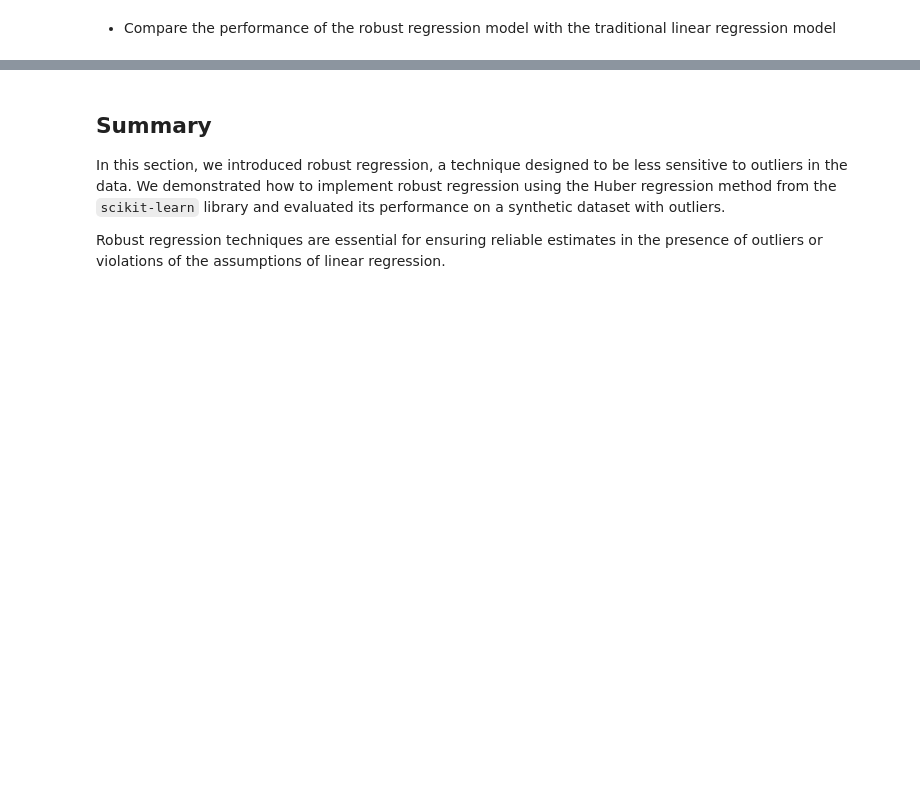
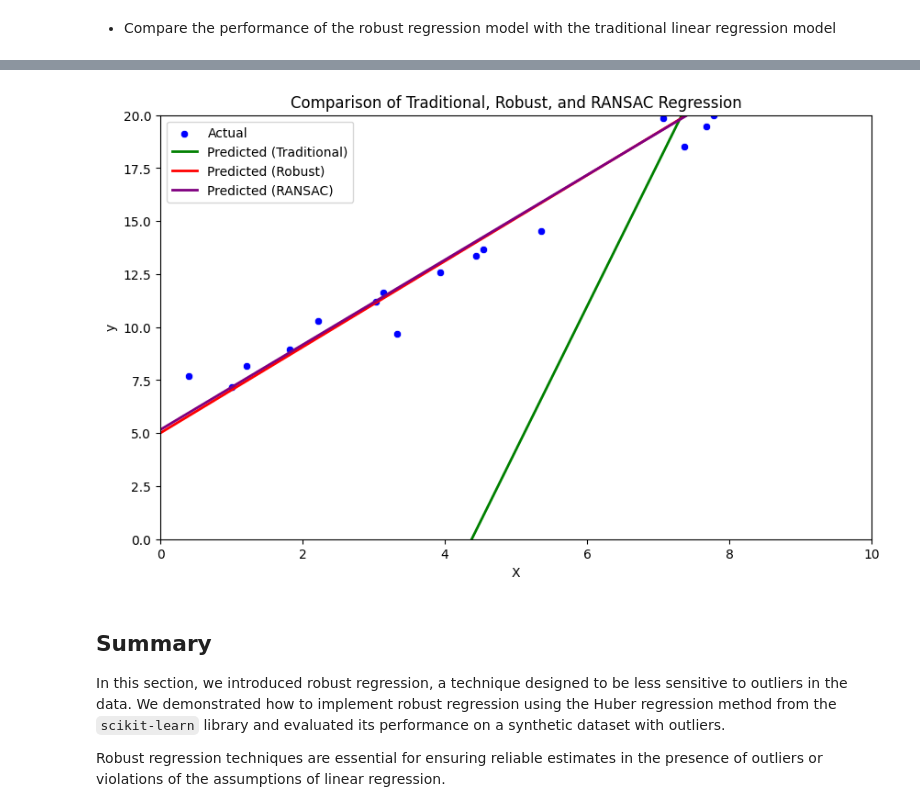
Before and after one commit to UG-Team-Data-Science/ml-workshop, a Jupyter notebook: src/S02: Supervised Learning - Regression and Evaluation/S02C02: Robust Regression.ipynb, the cells around one changed output, grey strips where cells are left out. Drawn from its saved outputs; the diff is of its cells as text; code cells hidden in the pictures; blank space fills up the shorter version.

```diff
--- a/src/S02: Supervised Learning - Regression and Evaluation/S02C02: Robust Regression.ipynb
+++ b/src/S02: Supervised Learning - Regression and Evaluation/S02C02: Robust Regression.ipynb
@@ -135,4 +196,20 @@ Create a model using RANSAC (Random Sample Consensus) robust regression method o
 -   Compare the performance of the RANSAC regression model with the traditional and Huber robust regression models
+# %%
+# Plot the results for comparison
+plt.figure(figsize=(10, 6))
+sns.scatterplot(x=X_test.squeeze(), y=y_test, color='blue', label='Actual')
+sns.lineplot(x=X_test.squeeze(), y=y_pred, color='green', label='Predicted (Traditional)', linewidth=2)
+sns.lineplot(x=X_test.squeeze(), y=y_pred_robust, color='red', label='Predicted (Robust)', linewidth=2)
+sns.lineplot(x=X_test.squeeze(), y=y_pred_ransac, color='purple', label='Predicted (RANSAC)', linewidth=2)
+plt.xlabel('X')
+plt.ylabel('y')
+plt.xlim(0, 10)
+plt.ylim(0, 20)
+plt.title('Comparison of Traditional, Robust, and RANSAC Regression')
+plt.legend()
+plt.show()
+# %% [output]
+[figure, added]
 # %% [markdown]
 ## Summary
 
```
Also changed, not shown: parts of 10 cells of this notebook.
